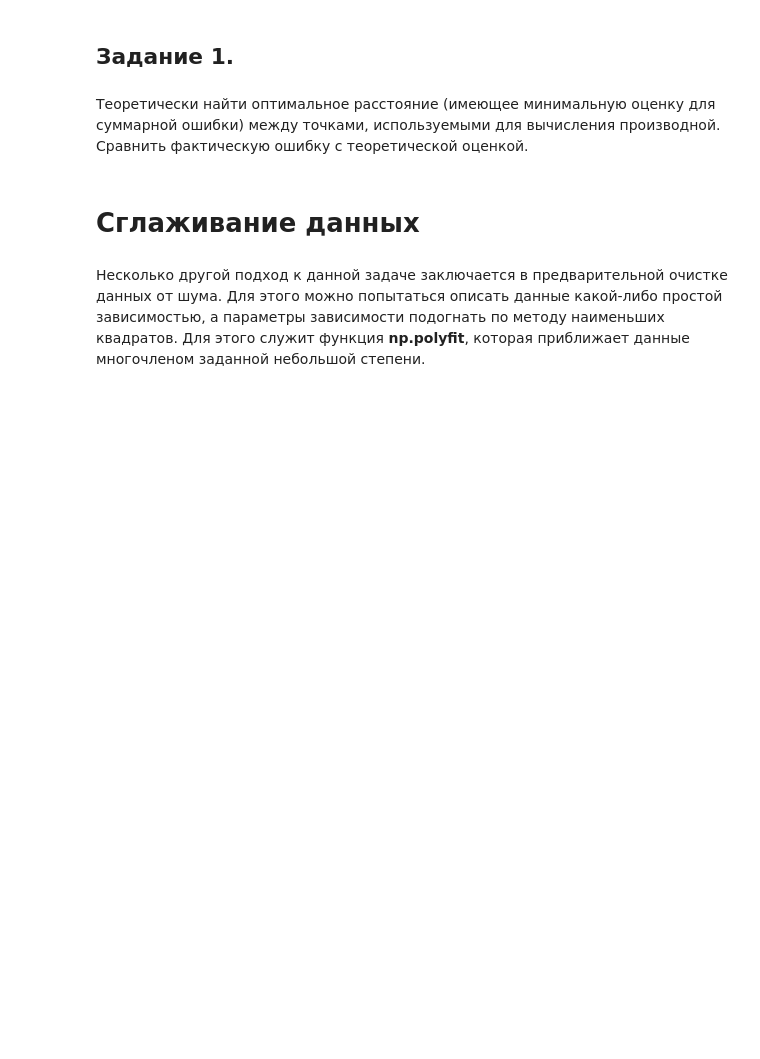
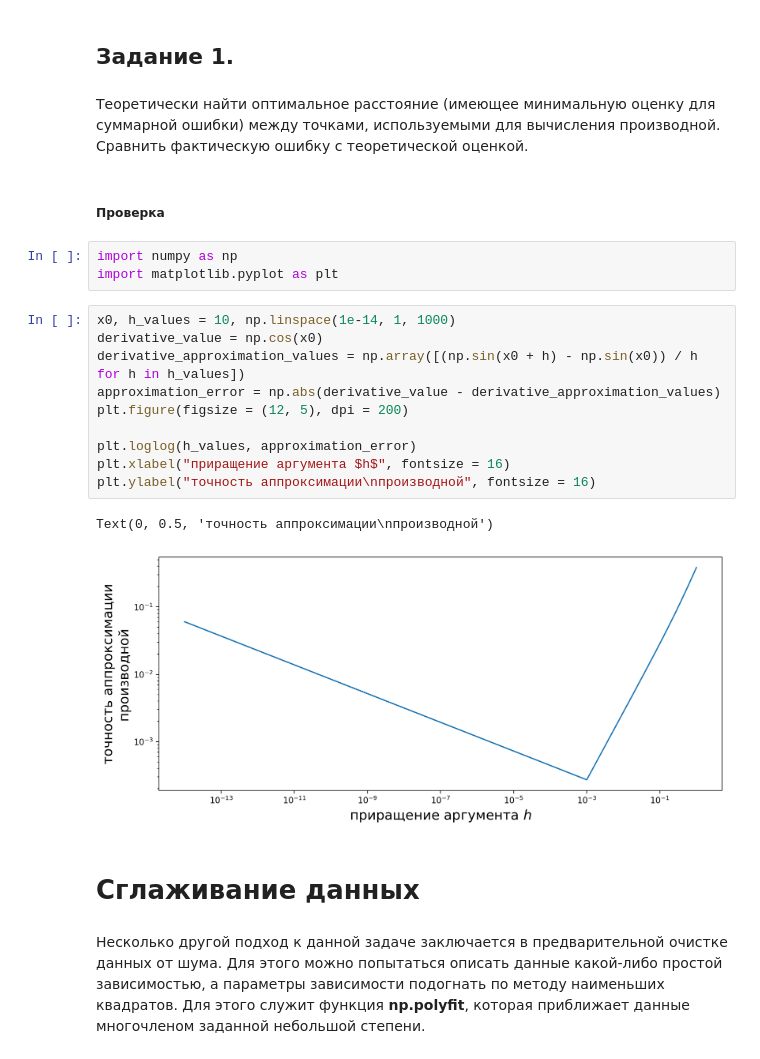
Before and after one commit to ShmakovVladimir/Computational_mathematics_second_sem, a Jupyter notebook: hw1/Численное_дифференцирование_v_2024_семинар_1_весна.ipynb, the cells around one changed output. Saved outputs shown, nothing was run; the diff lists cells and outputs as text; blank space fills up the shorter version.

```diff
--- a/hw1/Численное_дифференцирование_v_2024_семинар_1_весна.ipynb
+++ b/hw1/Численное_дифференцирование_v_2024_семинар_1_весна.ipynb
@@ -147,6 +147,24 @@ plt.legend(loc='best')
 ## Задание 1.
 # %% [markdown]
 Теоретически найти оптимальное расстояние (имеющее минимальную оценку для суммарной ошибки) между точками, используемыми для вычисления производной. Сравнить фактическую ошибку с теоретической оценкой.
+# %% [markdown]
+##### Проверка
+# %%
+import numpy as np
+import matplotlib.pyplot as plt
+# %%
+x0, h_values = 10, np.linspace(1e-14, 1, 1000)
+derivative_value = np.cos(x0)
+derivative_approximation_values = np.array([(np.sin(x0 + h) - np.sin(x0)) / h for h in h_values])
+approximation_error = np.abs(derivative_value - derivative_approximation_values)
+plt.figure(figsize = (12, 5), dpi = 200)
+
+plt.loglog(h_values, approximation_error)
+plt.xlabel("приращение аргумента $h$", fontsize = 16)
+plt.ylabel("точность аппроксимации\nпроизводной", fontsize = 16)
+# %% [output]
+Text(0, 0.5, 'точность аппроксимации\nпроизводной')
+[figure, added]
 # %% [markdown]
 # Сглаживание данных
 # %% [markdown]
```
Also changed, not shown: parts of 3 cells of this notebook.
